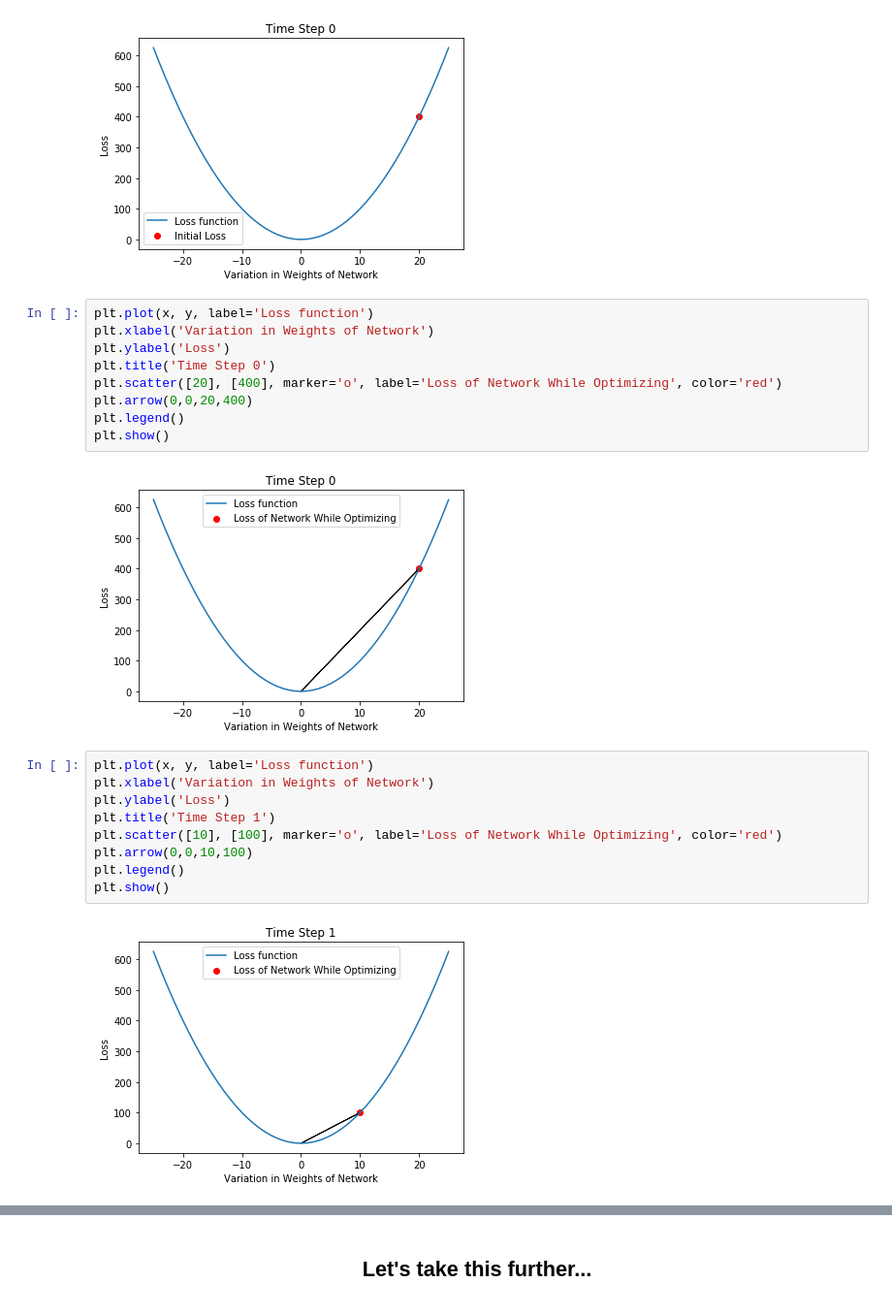
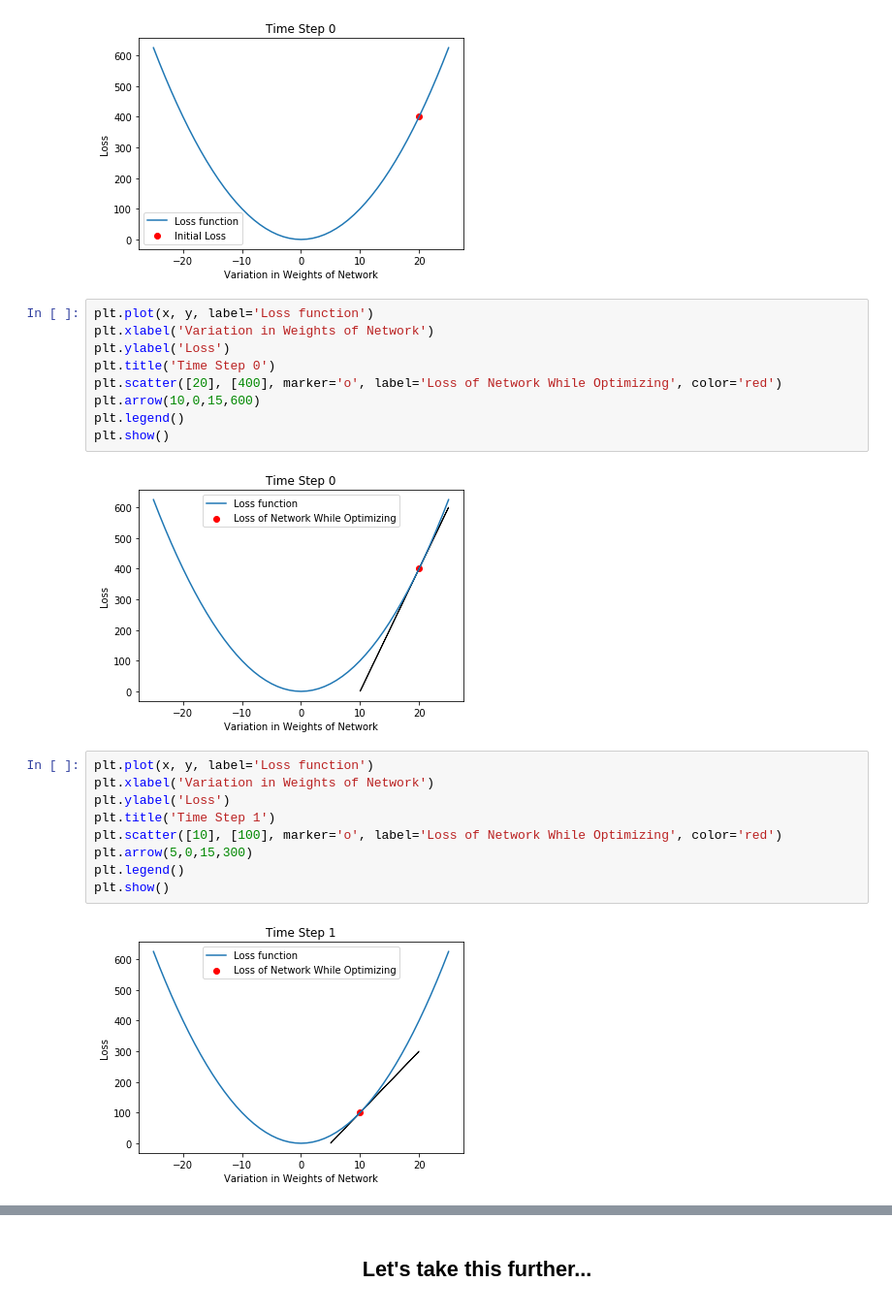
Before and after one commit to ashermancinelli/tensorflow-talk, a Jupyter notebook: slides.ipynb, the cells around one changed output, grey strips where cells are left out. Shown: that part at 97% size. Cells and saved outputs as stored; diff of their text form.

```diff
--- a/slides.ipynb
+++ b/slides.ipynb
@@ -171,25 +171,25 @@ plt.show()
 # %%
 plt.plot(x, y, label='Loss function')
 plt.xlabel('Variation in Weights of Network')
 plt.ylabel('Loss')
 plt.title('Time Step 0')
 plt.scatter([20], [400], marker='o', label='Loss of Network While Optimizing', color='red')
-plt.arrow(0,0,20,400)
+plt.arrow(10,0,15,600)
 plt.legend()
 plt.show()
 # %% [output]
-[figure, old version]
+[figure, new version]
 # %%
 plt.plot(x, y, label='Loss function')
 plt.xlabel('Variation in Weights of Network')
 plt.ylabel('Loss')
 plt.title('Time Step 1')
 plt.scatter([10], [100], marker='o', label='Loss of Network While Optimizing', color='red')
-plt.arrow(0,0,10,100)
+plt.arrow(5,0,15,300)
 plt.legend()
 plt.show()
 # %% [output]
-[figure, old version]
+[figure, new version]
 # %%
 plt.plot(x, y, label='Loss function')
 plt.xlabel('Variation in Weights of Network')
```
Also changed, not shown: parts of 28 cells of this notebook, 8 other files.
